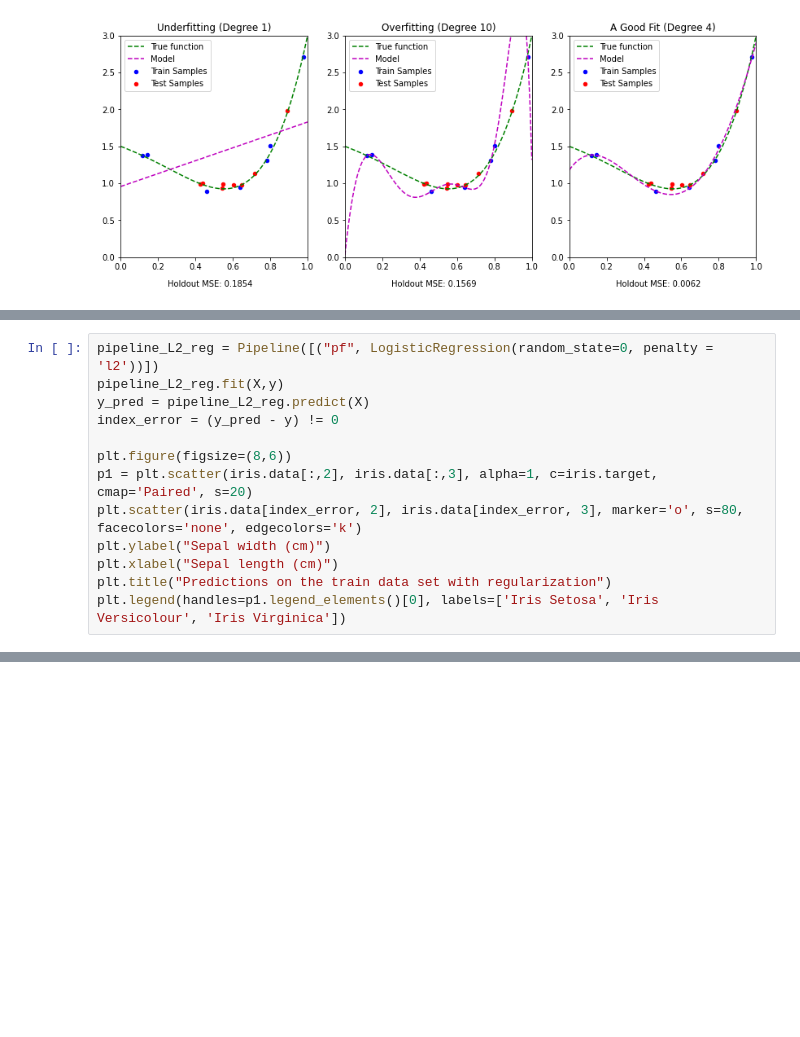
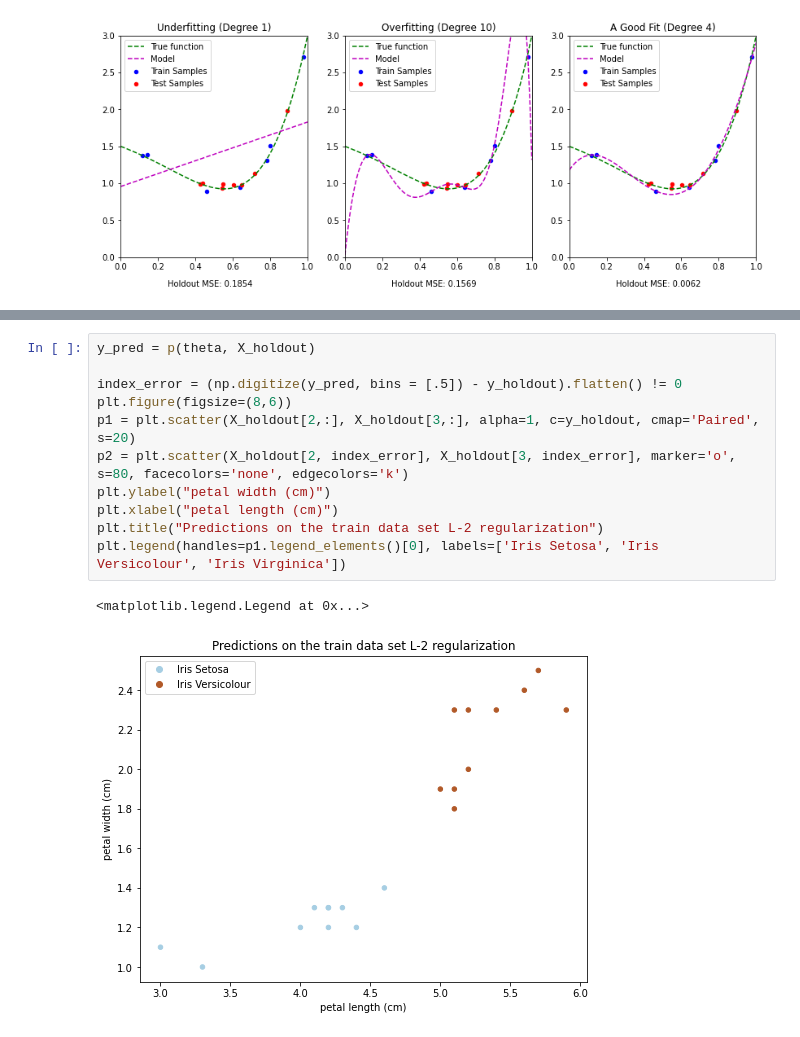
Before and after one commit to nguyenvanhaibk92/Fa22---INTRO-TO-MACHINE-LEARNING, a Jupyter notebook: Assignments_and_Exams/Assignment_2_solutions.ipynb, the cells around one changed output, grey strips where cells are left out. Saved outputs shown, nothing was run; the diff lists cells and outputs as text; blank space fills up the shorter version.

```diff
--- a/Assignments_and_Exams/Assignment_2_solutions.ipynb
+++ b/Assignments_and_Exams/Assignment_2_solutions.ipynb
@@ -331,13 +96,0 @@ plt.legend(handles=p1.legend_elements()[0], labels=['Iris Setosa', 'Iris Versico
-# %%
-pipeline_L2_reg = Pipeline([("pf", LogisticRegression(random_state=0, penalty = 'l2'))])
-pipeline_L2_reg.fit(X,y)
-y_pred = pipeline_L2_reg.predict(X)
-index_error = (y_pred - y) != 0
-
-plt.figure(figsize=(8,6))
-p1 = plt.scatter(iris.data[:,2], iris.data[:,3], alpha=1, c=iris.target, cmap='Paired', s=20)
-plt.scatter(iris.data[index_error, 2], iris.data[index_error, 3], marker='o', s=80, facecolors='none', edgecolors='k')
-plt.ylabel("Sepal width (cm)")
-plt.xlabel("Sepal length (cm)")
-plt.title("Predictions on the train data set with regularization")
-plt.legend(handles=p1.legend_elements()[0], labels=['Iris Setosa', 'Iris Versicolour', 'Iris Virginica'])
@@ -366,0 +426,14 @@ Prove that if $$A \subseteq B$$ then $$\mathcal{P} [A] \le \mathcal{P} [B].$$
+# %%
+y_pred = p(theta, X_holdout)
+
+index_error = (np.digitize(y_pred, bins = [.5]) - y_holdout).flatten() != 0
+plt.figure(figsize=(8,6))
+p1 = plt.scatter(X_holdout[2,:], X_holdout[3,:], alpha=1, c=y_holdout, cmap='Paired', s=20)
+p2 = plt.scatter(X_holdout[2, index_error], X_holdout[3, index_error], marker='o', s=80, facecolors='none', edgecolors='k')
+plt.ylabel("petal width (cm)")
+plt.xlabel("petal length (cm)")
+plt.title("Predictions on the train data set L-2 regularization")
+plt.legend(handles=p1.legend_elements()[0], labels=['Iris Setosa', 'Iris Versicolour', 'Iris Virginica'])
+# %% [output]
+<matplotlib.legend.Legend at 0x...>
+[figure, added]
```
Also changed, not shown: parts of 42 cells of this notebook, 2 other files.
